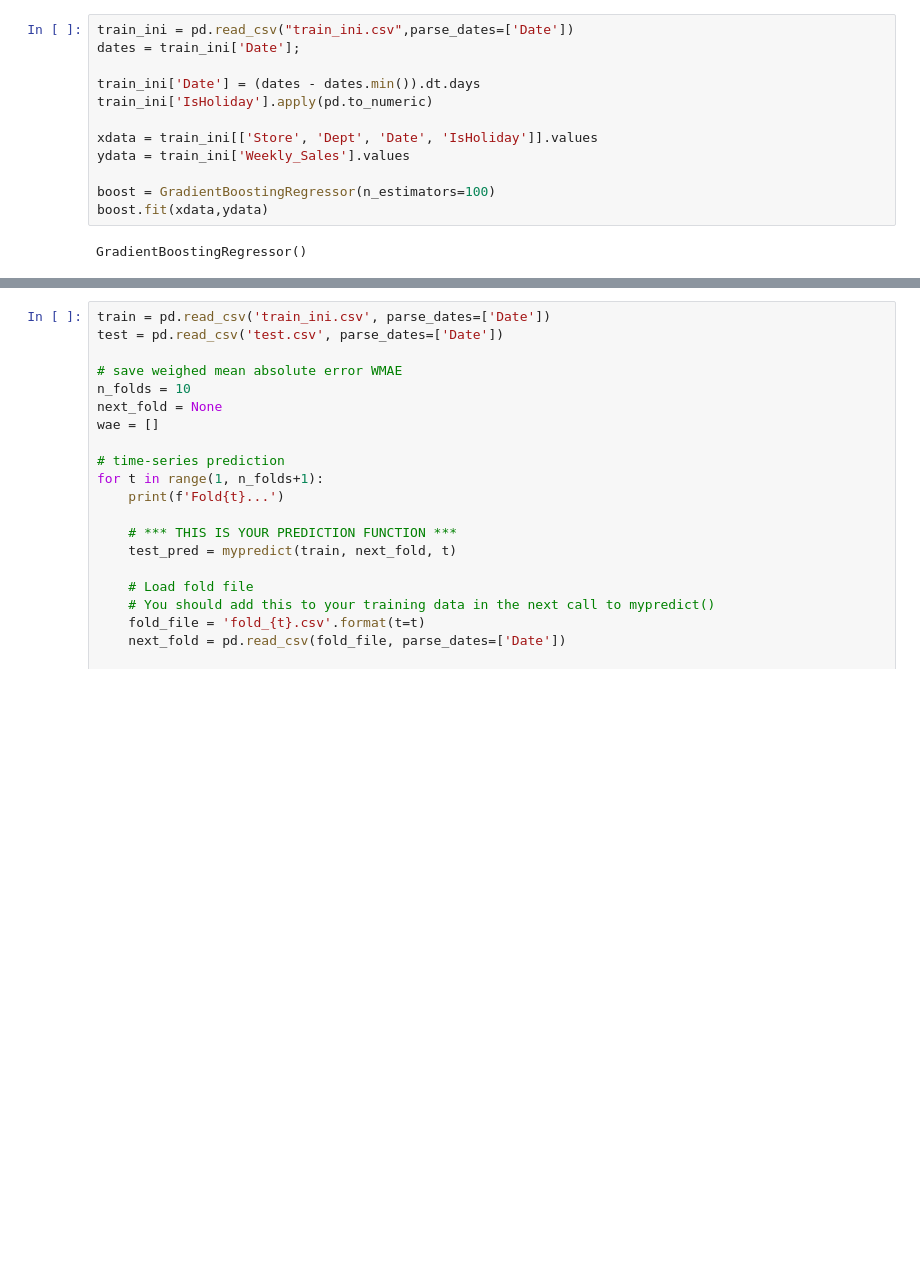
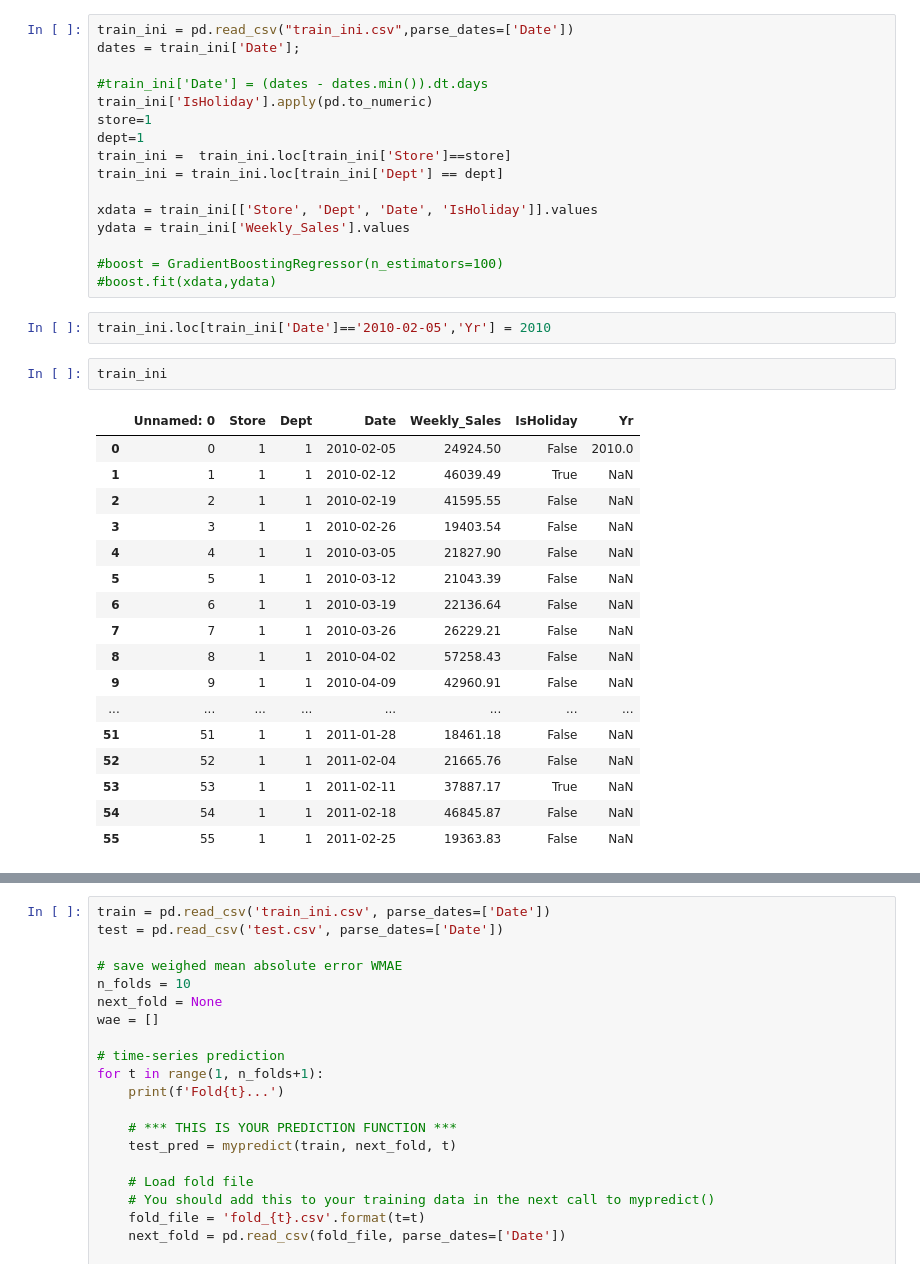
Before and after one commit to dreycenfoiles/STAT-542-Projects, a Jupyter notebook: Project 2/Testing.ipynb, the cells around one changed output, grey strips where cells are left out. Saved outputs shown, nothing was run; the diff lists cells and outputs as text; blank space fills up the shorter version.

```diff
--- a/Project 2/Testing.ipynb
+++ b/Project 2/Testing.ipynb
@@ -42,13 +135,37 @@ for i in range(num_folds):
 train_ini = pd.read_csv("train_ini.csv",parse_dates=['Date'])
 dates = train_ini['Date'];
 
-train_ini['Date'] = (dates - dates.min()).dt.days
+#train_ini['Date'] = (dates - dates.min()).dt.days
 train_ini['IsHoliday'].apply(pd.to_numeric)
+store=1
+dept=1
+train_ini =  train_ini.loc[train_ini['Store']==store]
+train_ini = train_ini.loc[train_ini['Dept'] == dept]
 
 xdata = train_ini[['Store', 'Dept', 'Date', 'IsHoliday']].values
 ydata = train_ini['Weekly_Sales'].values
 
-boost = GradientBoostingRegressor(n_estimators=100)
-boost.fit(xdata,ydata)
+#boost = GradientBoostingRegressor(n_estimators=100)
+#boost.fit(xdata,ydata)
-# %% [output]
-GradientBoostingRegressor()
+# %%
+train_ini.loc[train_ini['Date']=='2010-02-05','Yr'] = 2010
+# %%
+train_ini
+# %% [output]
+|  | Unnamed: 0 | Store | Dept | Date | Weekly_Sales | IsHoliday | Yr |
+| 0 | 0 | 1 | 1 | 2010-02-05 | 24924.50 | False | 2010.0 |
+| 1 | 1 | 1 | 1 | 2010-02-12 | 46039.49 | True | NaN |
+| 2 | 2 | 1 | 1 | 2010-02-19 | 41595.55 | False | NaN |
+| 3 | 3 | 1 | 1 | 2010-02-26 | 19403.54 | False | NaN |
+| 4 | 4 | 1 | 1 | 2010-03-05 | 21827.90 | False | NaN |
+| 5 | 5 | 1 | 1 | 2010-03-12 | 21043.39 | False | NaN |
+| 6 | 6 | 1 | 1 | 2010-03-19 | 22136.64 | False | NaN |
+| 7 | 7 | 1 | 1 | 2010-03-26 | 26229.21 | False | NaN |
+| 8 | 8 | 1 | 1 | 2010-04-02 | 57258.43 | False | NaN |
+| 9 | 9 | 1 | 1 | 2010-04-09 | 42960.91 | False | NaN |
+| ... | ... | ... | ... | ... | ... | ... | ... |
+| 51 | 51 | 1 | 1 | 2011-01-28 | 18461.18 | False | NaN |
+| 52 | 52 | 1 | 1 | 2011-02-04 | 21665.76 | False | NaN |
+| 53 | 53 | 1 | 1 | 2011-02-11 | 37887.17 | True | NaN |
+| 54 | 54 | 1 | 1 | 2011-02-18 | 46845.87 | False | NaN |
+| 55 | 55 | 1 | 1 | 2011-02-25 | 19363.83 | False | NaN |
```
Also changed, not shown: parts of 16 cells of this notebook.
